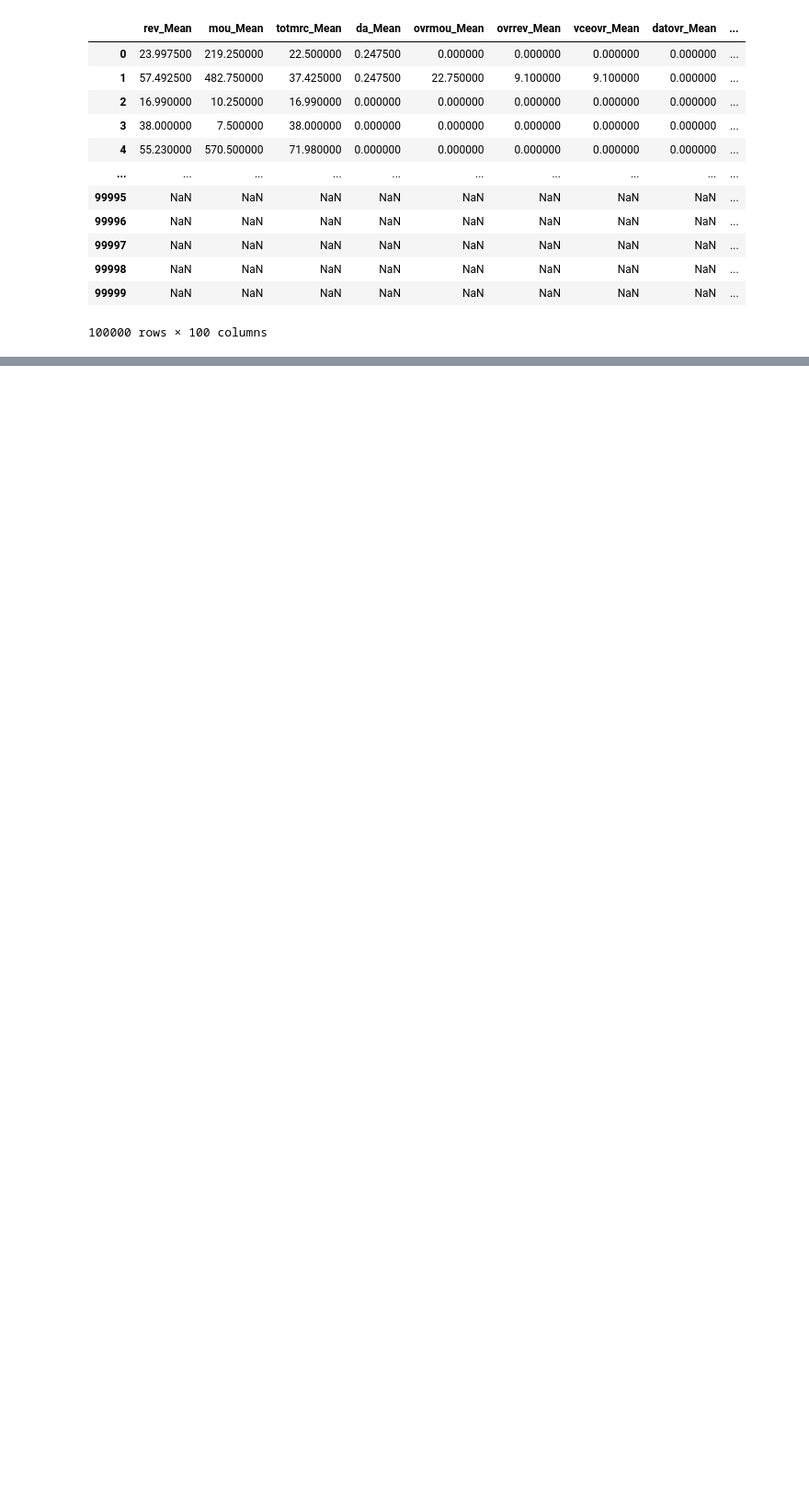
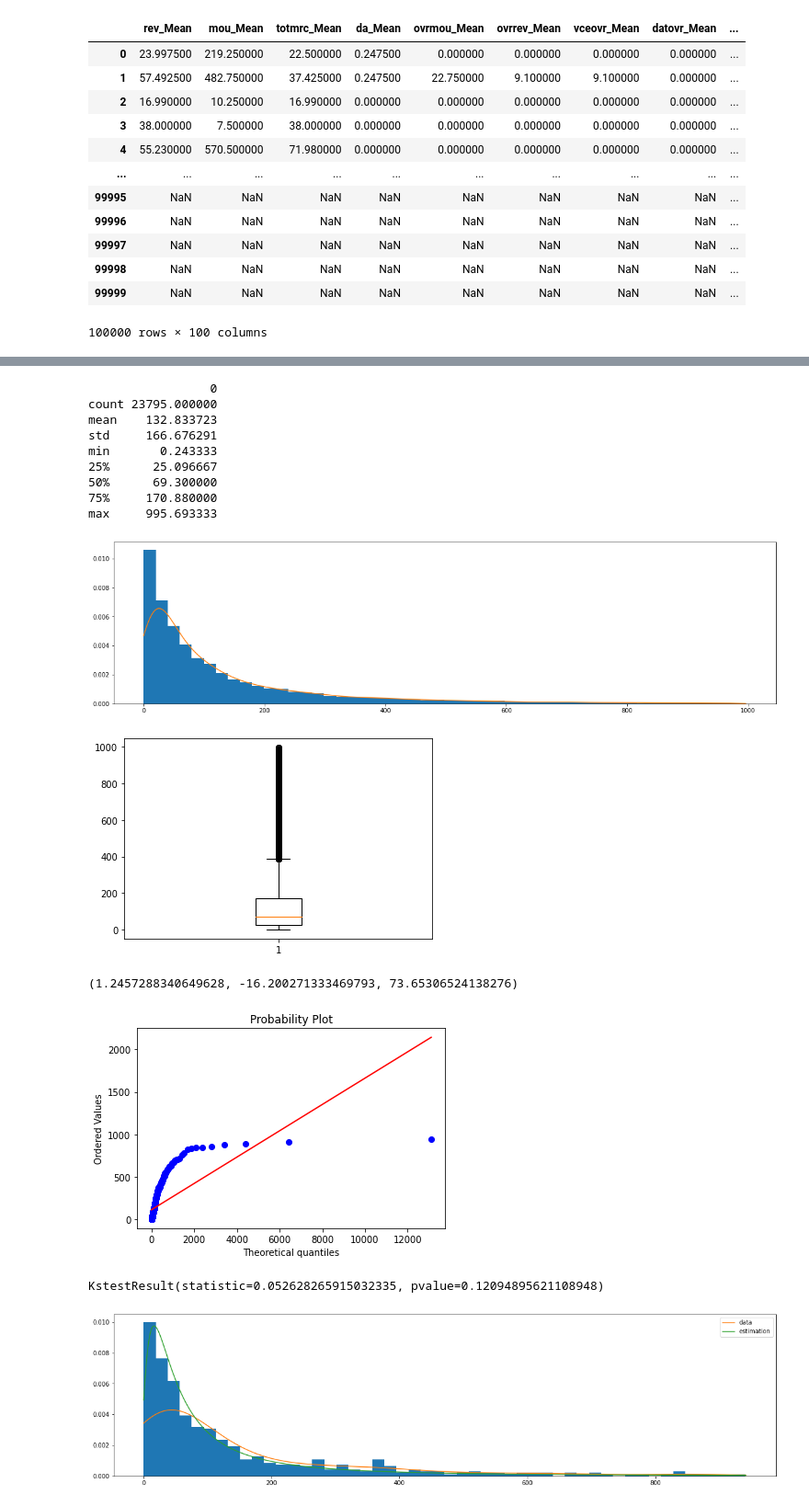
Before and after one commit to zuevmaxim/m-m2021, a Jupyter notebook: lab1.ipynb, the cells around one changed output, grey strips where cells are left out. Shown at 92% size. Saved outputs shown, nothing was run; the diff lists cells and outputs as text; code cells hidden in the pictures; blank space fills up the shorter version.

```diff
--- a/lab1.ipynb
+++ b/lab1.ipynb
@@ -300,0 +299,21 @@ KstestResult(statistic=0.999980153817711, pvalue=0.0)
+# %%
+data = prepare_data(df=df, feature='mou_opkv_Mean', left_quanlile = 0.1, right_quanlile = 0.01)
+describe_data(data)
+# find_distribution(data)
+describe_distribution(data, invgamma, k=500)
+# %% [output]
+                 0
+count 23795.000000
+mean    132.833723
+std     166.676291
+min       0.243333
+25%      25.096667
+50%      69.300000
+75%     170.880000
+max     995.693333
+[figure, added]
+[figure, added]
+(1.2457288340649628, -16.200271333469793, 73.65306524138276)
+[figure, added]
+KstestResult(statistic=0.052628265915032335, pvalue=0.12094895621108948)
+[figure, added]
```
Also changed, not shown: parts of 30 cells of this notebook, 1 other file.
